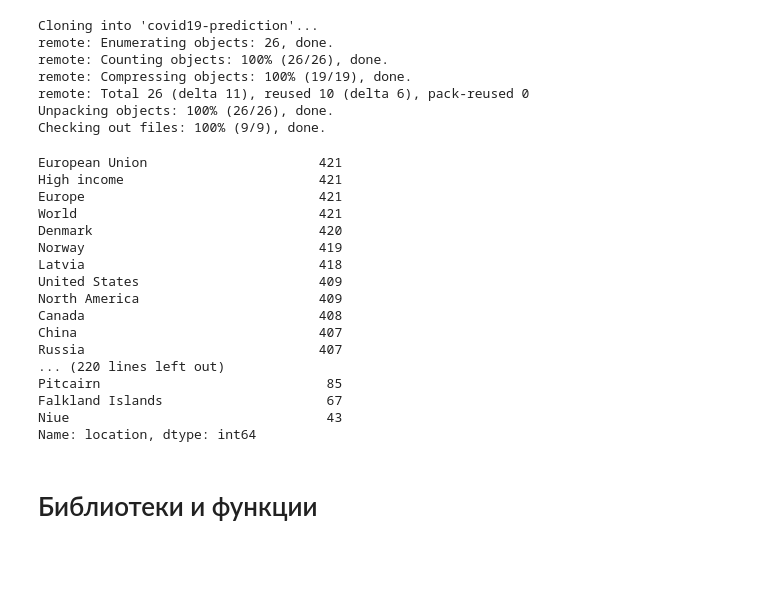
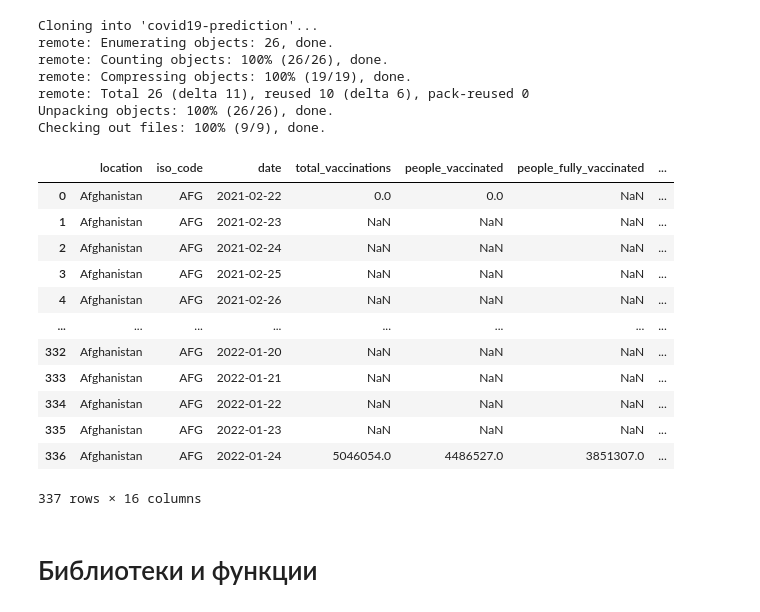
Before and after one commit to akitim/comptech-winter-school-2022_covid19-prediction, a Jupyter notebook: COVID-19_baseline.ipynb, the cells around one changed output. Cells and saved outputs as stored; diff of their text form; code cells hidden in the pictures; blank space fills up the shorter version.

```diff
--- a/COVID-19_baseline.ipynb
+++ b/COVID-19_baseline.ipynb
@@ -15,26 +15,21 @@ Checking out files: 100% (9/9), done.
 # %%
 # !git clone https://github.com/comptech-winter-school/covid19-prediction
 path_v = 'https://raw.githubusercontent.com/owid/covid-19-data/master/public/data/vaccinations/vaccinations.csv'
 vacc = pd.read_csv(path_v)
-vacc.location.value_counts()
 # %% [output]
+|  | location | iso_code | date | total_vaccinations | people_vaccinated | people_fully_vaccinated | ... |
+| 0 | Afghanistan | AFG | 2021-02-22 | 0.0 | 0.0 | NaN | ... |
+| 1 | Afghanistan | AFG | 2021-02-23 | NaN | NaN | NaN | ... |
+| 2 | Afghanistan | AFG | 2021-02-24 | NaN | NaN | NaN | ... |
+| 3 | Afghanistan | AFG | 2021-02-25 | NaN | NaN | NaN | ... |
+| 4 | Afghanistan | AFG | 2021-02-26 | NaN | NaN | NaN | ... |
+| ... | ... | ... | ... | ... | ... | ... | ... |
+| 332 | Afghanistan | AFG | 2022-01-20 | NaN | NaN | NaN | ... |
+| 333 | Afghanistan | AFG | 2022-01-21 | NaN | NaN | NaN | ... |
+| 334 | Afghanistan | AFG | 2022-01-22 | NaN | NaN | NaN | ... |
+| 335 | Afghanistan | AFG | 2022-01-23 | NaN | NaN | NaN | ... |
+| 336 | Afghanistan | AFG | 2022-01-24 | 5046054.0 | 4486527.0 | 3851307.0 | ... |
-European Union                      421
-High income                         421
-Europe                              421
-World                               421
-Denmark                             420
-Norway                              419
-Latvia                              418
-United States                       409
-North America                       409
-Canada                              408
-China                               407
-Russia                              407
-... (220 lines left out)
-Pitcairn                             85
-Falkland Islands                     67
-Niue                                 43
-Name: location, dtype: int64
+337 rows × 16 columns
 # %% [markdown]
 <h1>Библиотеки и функции</h1>
 # %%
```
Also changed, not shown: parts of 1 cell of this notebook.
